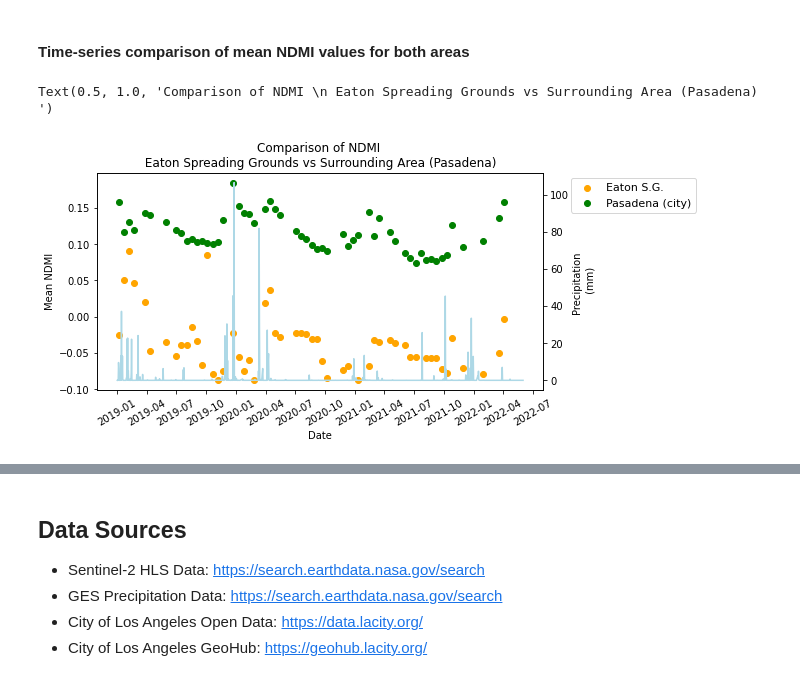
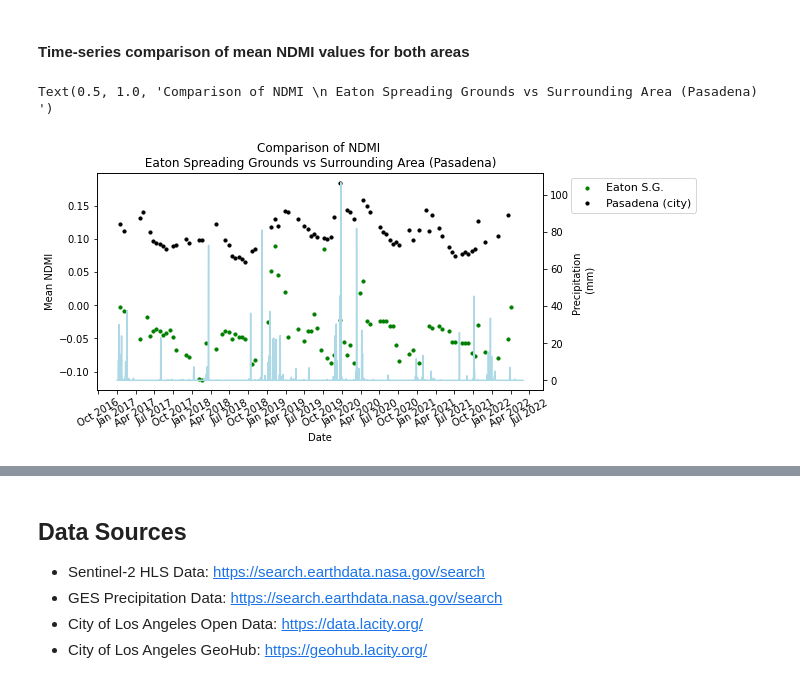
Before and after one commit to jensenwid/ea-capstone-2022, a Jupyter notebook: ea-capstone-workbook-2022.ipynb, the cells around one changed output, grey strips where cells are left out. Saved outputs shown, nothing was run; the diff lists cells and outputs as text; code cells hidden in the pictures.

```diff
--- a/ea-capstone-workbook-2022.ipynb
+++ b/ea-capstone-workbook-2022.ipynb
@@ -649,12 +690,21 @@ mean_ndmi_df.tail()
 # %%
 # drop data results where they were heavily impacted by cloud cover
 
-mean_ndmi_df["clean_mean"] = mean_ndmi_df["mean"].where(mean_ndmi_df["clean_proportion"] >= 0.35, axis = None)
+filter_value = .75
+
+mean_ndmi_df["clean_mean"] = mean_ndmi_df["mean"].where(mean_ndmi_df["clean_proportion"] >= filter_value, axis = None)
+ndmi_df = ndmi_df.drop(ndmi_df[ndmi_df['clean_proportion'] <= filter_value].index)
+
 
 # reset index
+
+# pasadena_ndmi_df = ndmi_df.loc[ndmi_df['area'] == "Pasadena"]
+# eaton_ndmi_df = ndmi_df.loc[ndmi_df['area'] == "EATON S.G."]
 
 pasadena_ndmi_df = ndmi_df.loc[ndmi_df['area'] == "Pasadena"].reset_index()
 eaton_ndmi_df = ndmi_df.loc[ndmi_df['area'] == "EATON S.G."].reset_index()
 
 # montebello_ndmi_df = ndmi_df.loc[ndmi_df['area'] == "Montebello"].reset_index()
 # rio_hondo_ndmi_df = ndmi_df.loc[ndmi_df['area'] == "RIO HONDO COASTAL BASIN S.G."].reset_index()
+
+mean_ndmi_df.count(), ndmi_df.count()
@@ -827,38 +920,42 @@ fig, ax1 = plt.subplots(figsize=(8,4)) #consider a qqplot or probplot?
 ax1.scatter(mean_ndmi_df[mean_ndmi_df["area"] == "EATON S.G."].index,
         mean_ndmi_df[mean_ndmi_df["area"] == "EATON S.G."]["clean_mean"],
         label="Eaton S.G.",
-        color="orange")
+        color="green",
+        s=10)
 
 ax1.scatter(mean_ndmi_df[mean_ndmi_df["area"] == "Pasadena"].index,
         mean_ndmi_df[mean_ndmi_df["area"] == "Pasadena"]["clean_mean"],
         label="Pasadena (city)",
-        color="green")
+        color="black",
+        s=10)
 
 # add precip data on same graph but opposite x axis
 ax2 = ax1.twinx()
 ax2.plot(precip_df_aoi.index,
         precip_df_aoi["precipitationCal"],
         label="Precipitation (mm)",
         color="lightblue")
 
 ax1.legend(bbox_to_anchor=(1.05, 1), loc='upper left',
           prop={'size': 11})
 
 ax1.set(xlabel = "Date",
        ylabel = "Mean NDMI")
 
 ax2.set_ylabel('Precipitation \n (mm)')
 
 
 plt.setp(ax1.get_xticklabels(), rotation = 30)
 
 ax2.xaxis.tick_top()
 ax2.xaxis.set_label_position('top')
 
 ax1.xaxis.set_major_locator(mdates.MonthLocator(interval=3))
+ax1.xaxis.set_major_formatter(DateFormatter("%b %Y"))
+
 
 
 plt.title("Comparison of NDMI \n Eaton Spreading Grounds vs Surrounding Area (Pasadena) ")
 # %% [output]
 Text(0.5, 1.0, 'Comparison of NDMI \n Eaton Spreading Grounds vs Surrounding Area (Pasadena) ')
-[figure, old version]
+[figure, new version]
```
Also changed, not shown: parts of 18 cells of this notebook, 1 other file.
